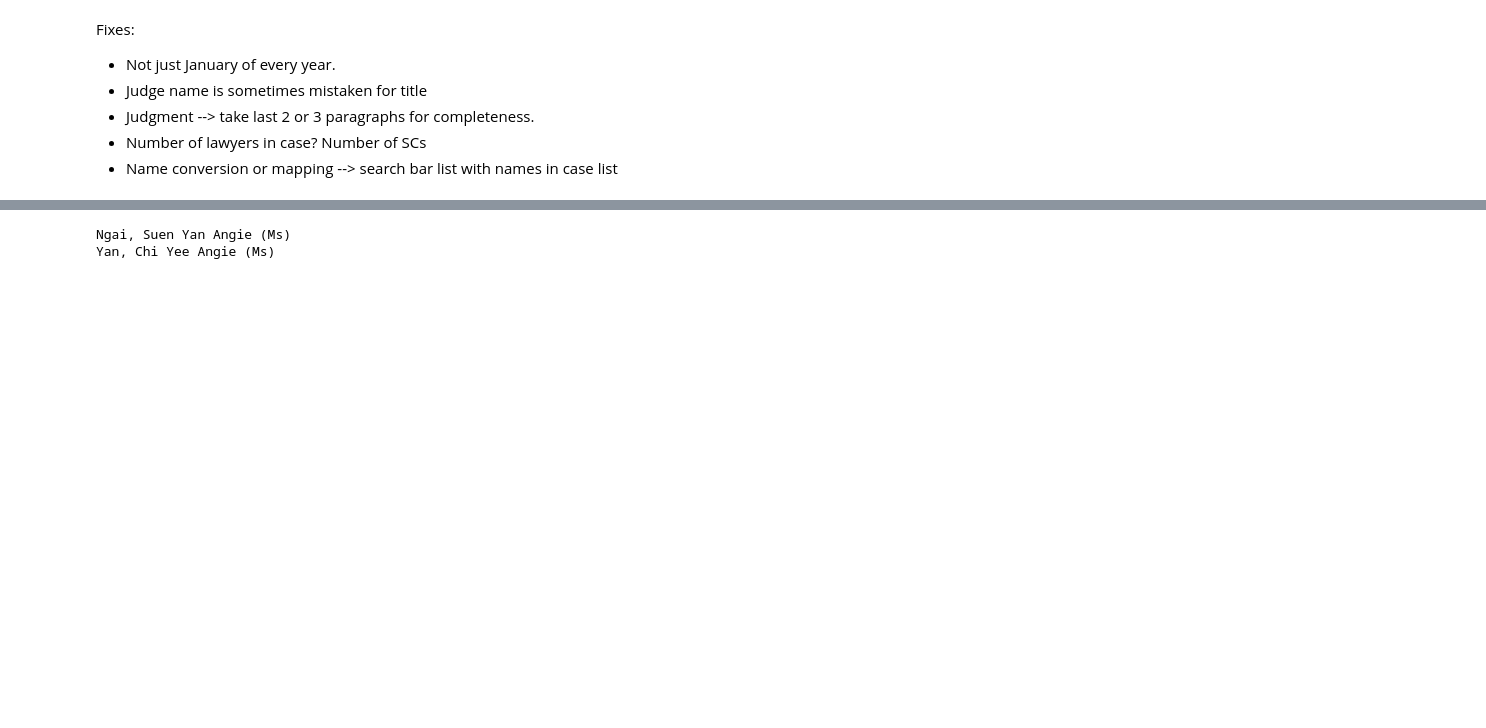
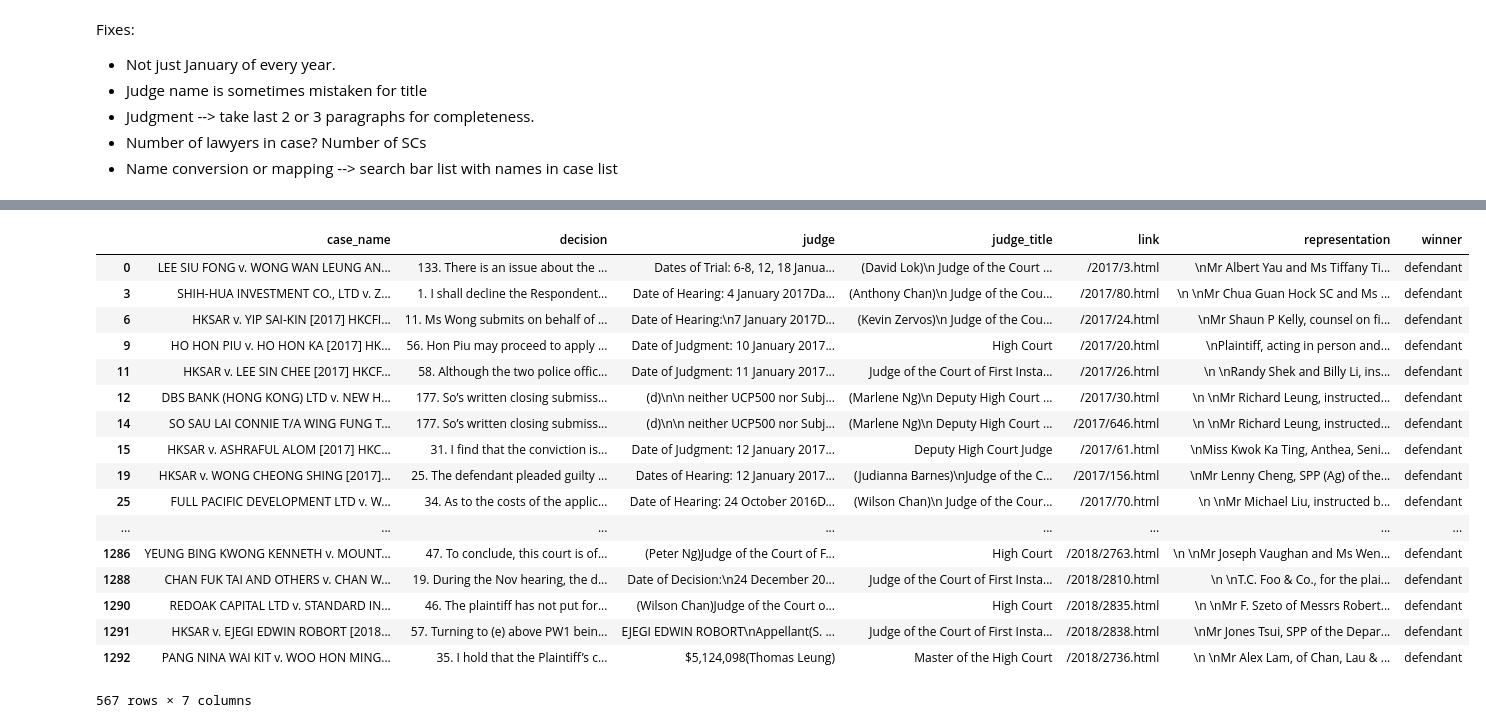
Before and after one commit to cuthchow/Hong-Kong-Courts, a Jupyter notebook: Hong Kong Courts.ipynb, the cells around one changed output, grey strips where cells are left out. Cells and saved outputs as stored; diff of their text form; code cells hidden in the pictures; blank space fills up the shorter version.

```diff
--- a/Hong Kong Courts.ipynb
+++ b/Hong Kong Courts.ipynb
@@ -31,5 +39,6 @@ for year in range(2014,2020):
 # %%
 case_summaries = []
+failed_links = []
 
 for link in case_links:
     try:
@@ -38,22 +47,31 @@ for link in case_links:
         r = requests.get(newlink, headers = headers).text
         soup = BeautifulSoup(r, 'html.parser')
 
-        plaintiff_rep = soup.find_all('representation')[0].find_all('p')[1].text
-        defendant_rep = soup.find_all('representation')[0].find_all('p')[2].text
-        decision = soup.find_all(class_ = 'para')[-1].parent.text
-        judge = soup.findAll('tr')[-2].text.strip()
+        representation = soup.find_all('representation')[0].text
+        paras = len(soup.find_all(class_ = 'para'))
+        if paras > 2:
+            decision = soup.find_all(class_ = 'para')[-3].parent.text + ' ' + soup.find_all(class_ = 'para')[-2].parent.text + ' ' + soup.find_all(class_ = 'para')[-1].parent.text
+        elif paras == 2:
+            decision = soup.find_all(class_ = 'para')[-2].parent.text + ' ' + soup.find_all(class_ = 'para')[-1].parent.text
+        elif pars == 1:
+            decision = soup.find_all(class_ = 'para')[-1].parent.text
+        judge = soup.findAll('tr')[-3].text.strip() + soup.findAll('tr')[-2].text.strip()
         judge_title = soup.findAll('tr')[-1].text.strip()
         case = soup.find('title').text
 
-        case_dict = {'p_rep': plaintiff_rep,
-                     'd_rep': defendant_rep,
+        case_dict = {'representation': representation,
                      'decision': decision,
                      'judge': judge,
                      'judge_title': judge_title,
                      'link': link,
                      'case_name': case}
 
-        print('just did' + case)
+        print('just did: ' + case)
         case_summaries.append(case_dict)
+
     except:
-        pass
+        failed_links.append(link)
+        print('FAIL')
+
+    tot -= 1
+    print(str(tot) + ' remaining')
@@ -103,0 +96,2 @@ True
+# %%
+cases = pd.DataFrame(case_summaries)
@@ -104,3 +104,3 @@ True
 # %%
-cases = pd.read_csv('case_df.csv')
-bars = pd.read_csv('barristers.csv')
+#cases = pd.read_csv('case_df.csv')
+#bars = pd.read_csv('barristers.csv')
@@ -109,7 +106,0 @@ cases2 = cases.sample(100)
-# %%
-for each in bars['name']:
-    if 'Angie' in each:
-        print(each)
-# %% [output]
-Ngai, Suen Yan Angie (Ms)
-Yan, Chi Yee Angie (Ms)
@@ -126 +107,24 @@ cases2['result'] = cases2['decision'].apply(find_result)
+# %%
+cases2 = cases[cases['winner'] != 'unknown']
+# %%
+cases2.query('winner == "defendant"')
+# %% [output]
+|  | case_name | decision | judge | judge_title | link | representation | winner |
+| 0 | LEE SIU FONG v. WONG WAN LEUNG AN... | 133. There is an issue about the ... | Dates of Trial: 6-8, 12, 18 Janua... | (David Lok)\n Judge of the Court ... | /2017/3.html | \nMr Albert Yau and Ms Tiffany Ti... | defendant |
+| 3 | SHIH-HUA INVESTMENT CO., LTD v. Z... | 1. I shall decline the Respondent... | Date of Hearing: 4 January 2017Da... | (Anthony Chan)\n Judge of the Cou... | /2017/80.html | \n \nMr Chua Guan Hock SC and Ms ... | defendant |
+| 6 | HKSAR v. YIP SAI-KIN [2017] HKCFI... | 11. Ms Wong submits on behalf of ... | Date of Hearing:\n7 January 2017D... | (Kevin Zervos)\n Judge of the Cou... | /2017/24.html | \nMr Shaun P Kelly, counsel on fi... | defendant |
+| 9 | HO HON PIU v. HO HON KA [2017] HK... | 56. Hon Piu may proceed to apply ... | Date of Judgment: 10 January 2017... | High Court | /2017/20.html | \nPlaintiff, acting in person and... | defendant |
+| 11 | HKSAR v. LEE SIN CHEE [2017] HKCF... | 58. Although the two police offic... | Date of Judgment: 11 January 2017... | Judge of the Court of First Insta... | /2017/26.html | \n \nRandy Shek and Billy Li, ins... | defendant |
+| 12 | DBS BANK (HONG KONG) LTD v. NEW H... | 177. So’s written closing submiss... | (d)\n\n neither UCP500 nor Subj... | (Marlene Ng)\n Deputy High Court ... | /2017/30.html | \n \nMr Richard Leung, instructed... | defendant |
+| 14 | SO SAU LAI CONNIE T/A WING FUNG T... | 177. So’s written closing submiss... | (d)\n\n neither UCP500 nor Subj... | (Marlene Ng)\n Deputy High Court ... | /2017/646.html | \n \nMr Richard Leung, instructed... | defendant |
+| 15 | HKSAR v. ASHRAFUL ALOM [2017] HKC... | 31. I find that the conviction is... | Date of Judgment: 12 January 2017... | Deputy High Court Judge | /2017/61.html | \nMiss Kwok Ka Ting, Anthea, Seni... | defendant |
+| 19 | HKSAR v. WONG CHEONG SHING [2017]... | 25. The defendant pleaded guilty ... | Dates of Hearing: 12 January 2017... | (Judianna Barnes)\nJudge of the C... | /2017/156.html | \nMr Lenny Cheng, SPP (Ag) of the... | defendant |
+| 25 | FULL PACIFIC DEVELOPMENT LTD v. W... | 34. As to the costs of the applic... | Date of Hearing: 24 October 2016D... | (Wilson Chan)\n Judge of the Cour... | /2017/70.html | \n \nMr Michael Liu, instructed b... | defendant |
+| ... | ... | ... | ... | ... | ... | ... | ... |
+| 1286 | YEUNG BING KWONG KENNETH v. MOUNT... | 47. To conclude, this court is of... | (Peter Ng)Judge of the Court of F... | High Court | /2018/2763.html | \n \nMr Joseph Vaughan and Ms Wen... | defendant |
+| 1288 | CHAN FUK TAI AND OTHERS v. CHAN W... | 19. During the Nov hearing, the d... | Date of Decision:\n24 December 20... | Judge of the Court of First Insta... | /2018/2810.html | \n \nT.C. Foo & Co., for the plai... | defendant |
+| 1290 | REDOAK CAPITAL LTD v. STANDARD IN... | 46. The plaintiff has not put for... | (Wilson Chan)Judge of the Court o... | High Court | /2018/2835.html | \n \nMr F. Szeto of Messrs Robert... | defendant |
+| 1291 | HKSAR v. EJEGI EDWIN ROBORT [2018... | 57. Turning to (e) above PW1 bein... | EJEGI EDWIN ROBORT\nAppellant(S. ... | Judge of the Court of First Insta... | /2018/2838.html | \nMr Jones Tsui, SPP of the Depar... | defendant |
+| 1292 | PANG NINA WAI KIT v. WOO HON MING... | 35. I hold that the Plaintiff’s c... | $5,124,098(Thomas Leung) | Master of the High Court | /2018/2736.html | \n \nMr Alex Lam, of Chan, Lau & ... | defendant |
+567 rows × 7 columns
 # %%
```
Also changed, not shown: parts of 23 cells of this notebook, 3 other files.
